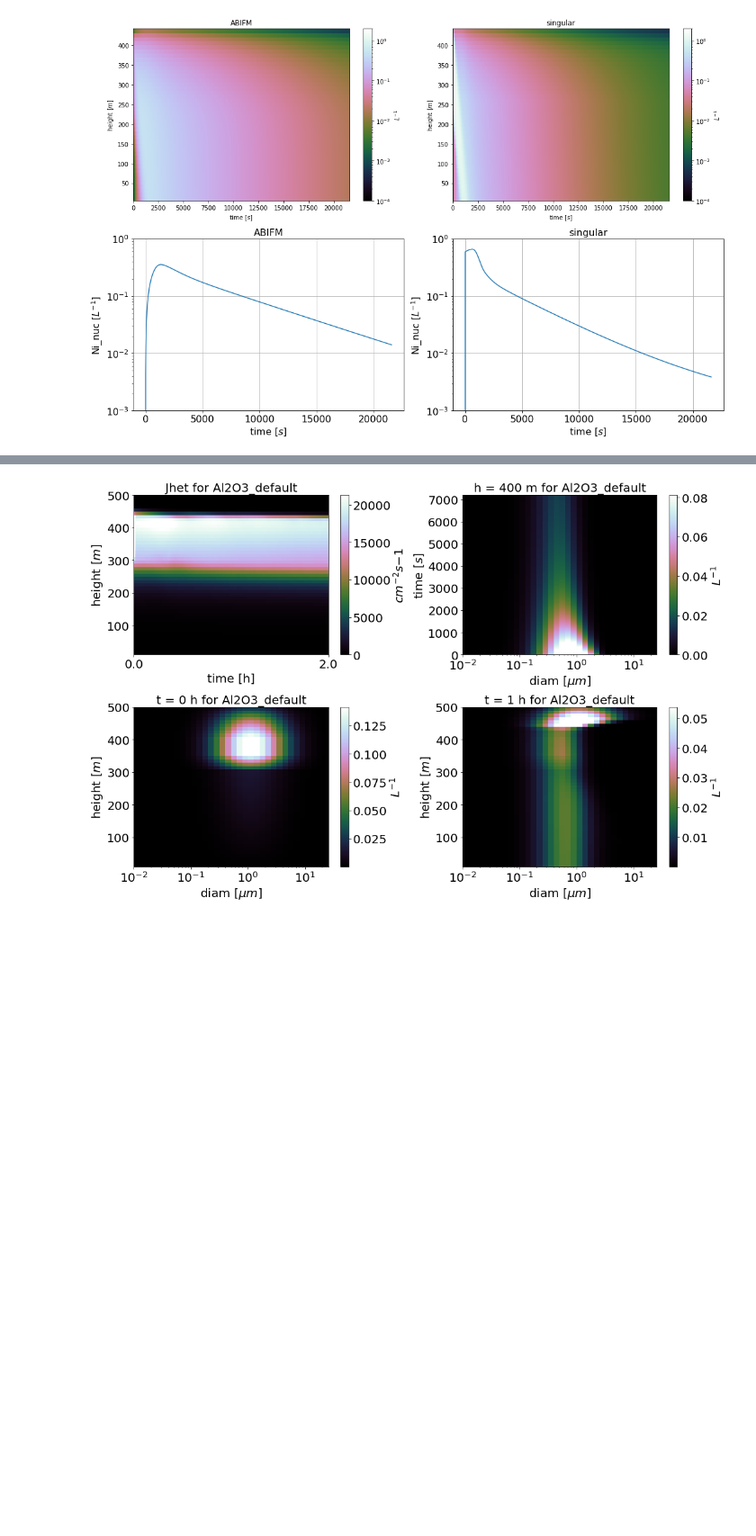
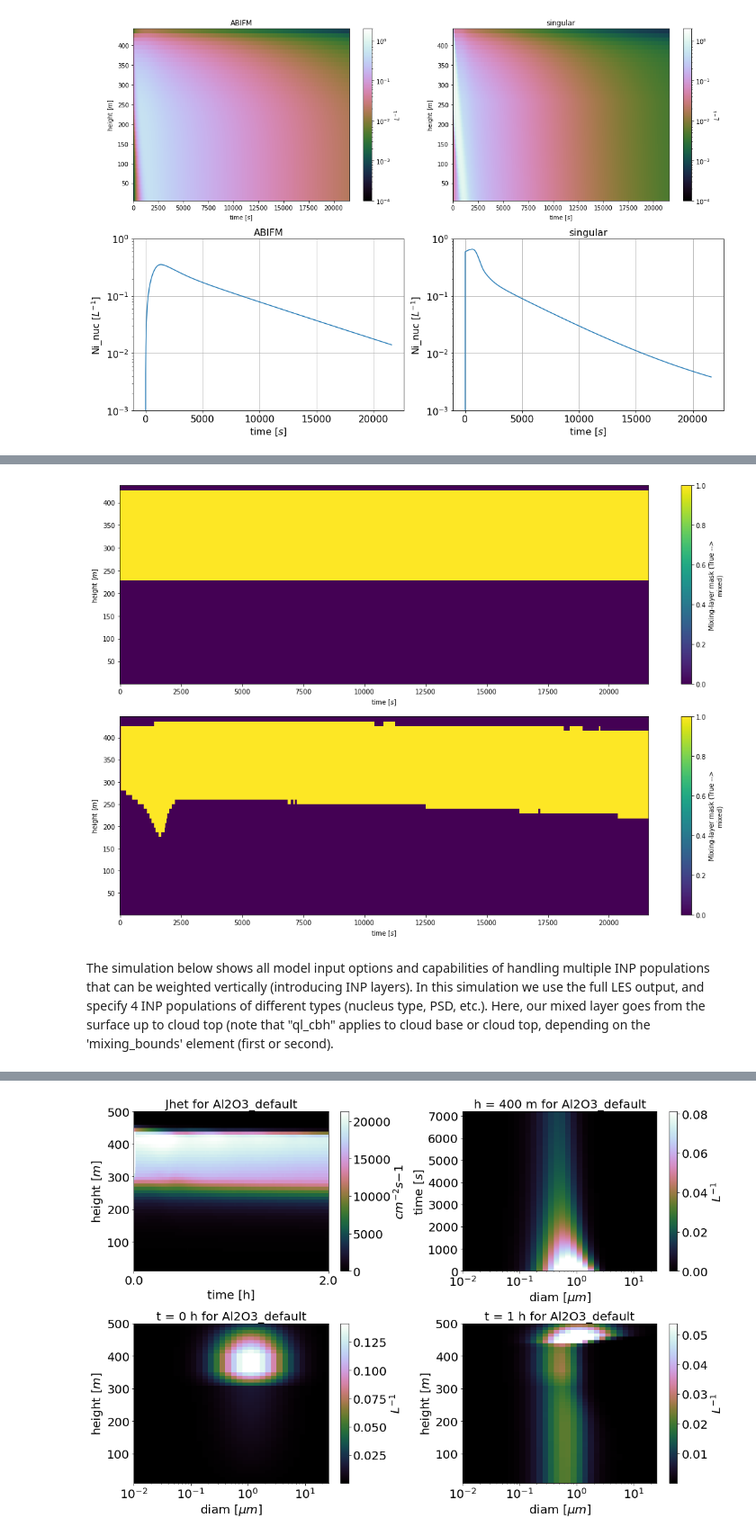
Before and after one commit to open-atmos/AC-1D, a Jupyter notebook: Example.ipynb, the cells around one changed output, grey strips where cells are left out. Shown at 90% size. Saved outputs shown, nothing was run; the diff lists cells and outputs as text; code cells hidden in the pictures; blank space fills up the shorter version.

```diff
--- a/Example.ipynb
+++ b/Example.ipynb
@@ -53,0 +80,23 @@ ax[1,1] = model_abifm.plot.tseries(model_singular, ax=ax[1,1], field_to_plot="Ni
+# %%
+from init_model import ci_model
+
+# Average LES in time
+model_def = ci_model(final_t=3600*6,                           # 1D model simulation time
+                 mixing_bounds=("ql_cbh", "ql_cbh"),           # Mixing layer bounds (base, top) in m ("ql_cbh" for cloud base/top)
+                 inp_info=[{"name": "Al2O3_default",           # INP population #4 properties
+                            "n_init_max": 1.5,
+                            "psd": {"type": "default"},
+                            "nucleus_type": "Al2O3"}
+                          ],
+                 t_harvest=(3600*3, 3600*6))                   # time(s) to harvest from the LES model output
+
+# Use full LES output to inform the model
+model_def_no_les_ave =   ci_model(final_t=3600*6,                      # 1D model simulation time
+                         mixing_bounds=("ql_cbh", "ql_cbh"),           # Mixing layer bounds (base, top) in m ("ql_cbh" for cloud base/top)
+                         t_averaged_les=False,                         # True - time-averaged LES, False - LES evolution informs 1d model
+                         inp_info=[{"name": "Al2O3_default",           # INP population #4 properties
+                                    "n_init_max": 1.5,
+                                    "psd": {"type": "default"},
+                                    "nucleus_type": "Al2O3"}
+                                  ],
+                         t_harvest=(0, 3600*6))                   # time(s) to harvest from the LES model output
@@ -54,3 +121,14 @@ ax[1,1] = model_abifm.plot.tseries(model_singular, ax=ax[1,1], field_to_plot="Ni
+# %%
+fig, ax = model_def_no_les_ave.plot.generate_figure(subplot_shape=(2,1))
+model_def.ds["mixing_mask"].plot(ax=ax[0])
+model_def_no_les_ave.ds["mixing_mask"].plot(ax=ax[1])
+fig.tight_layout()
+# %% [output]
+[figure, added]
+# %% [markdown]
+The simulation below shows all model input options and capabilities of handling multiple INP populations that can be weighted vertically (introducing INP layers).
+In this simulation we use the full LES output, and specify 4 INP populations of different types (nucleus type, PSD, etc.).
+Here, our mixed layer goes from the surface up to cloud top (note that "ql_cbh" applies to cloud base or cloud top, depending on the 'mixing_bounds' element (first or second).
 # %%
 from init_model import ci_model
 import numpy as np
```
Also changed, not shown: parts of 13 cells of this notebook, 34 other files.
